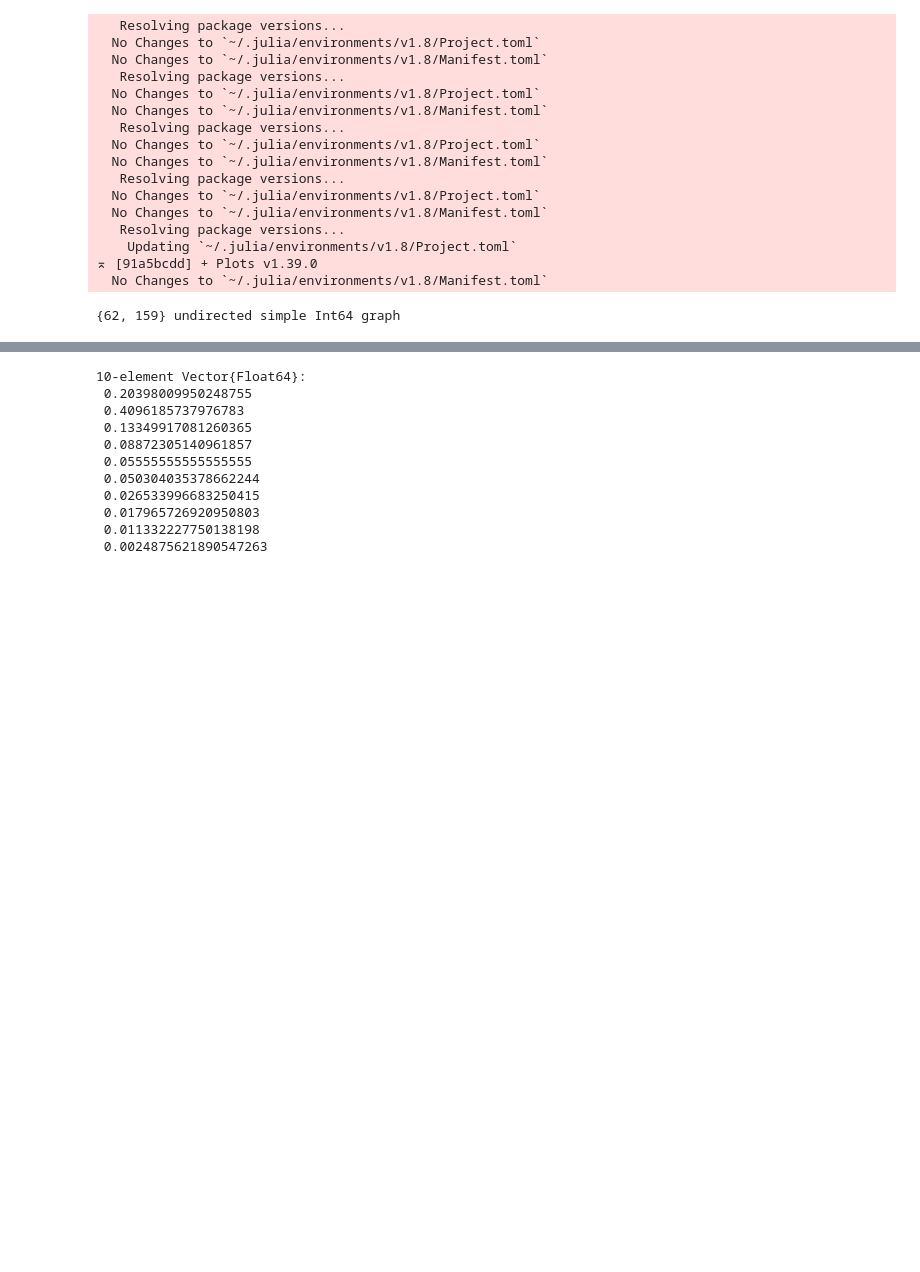
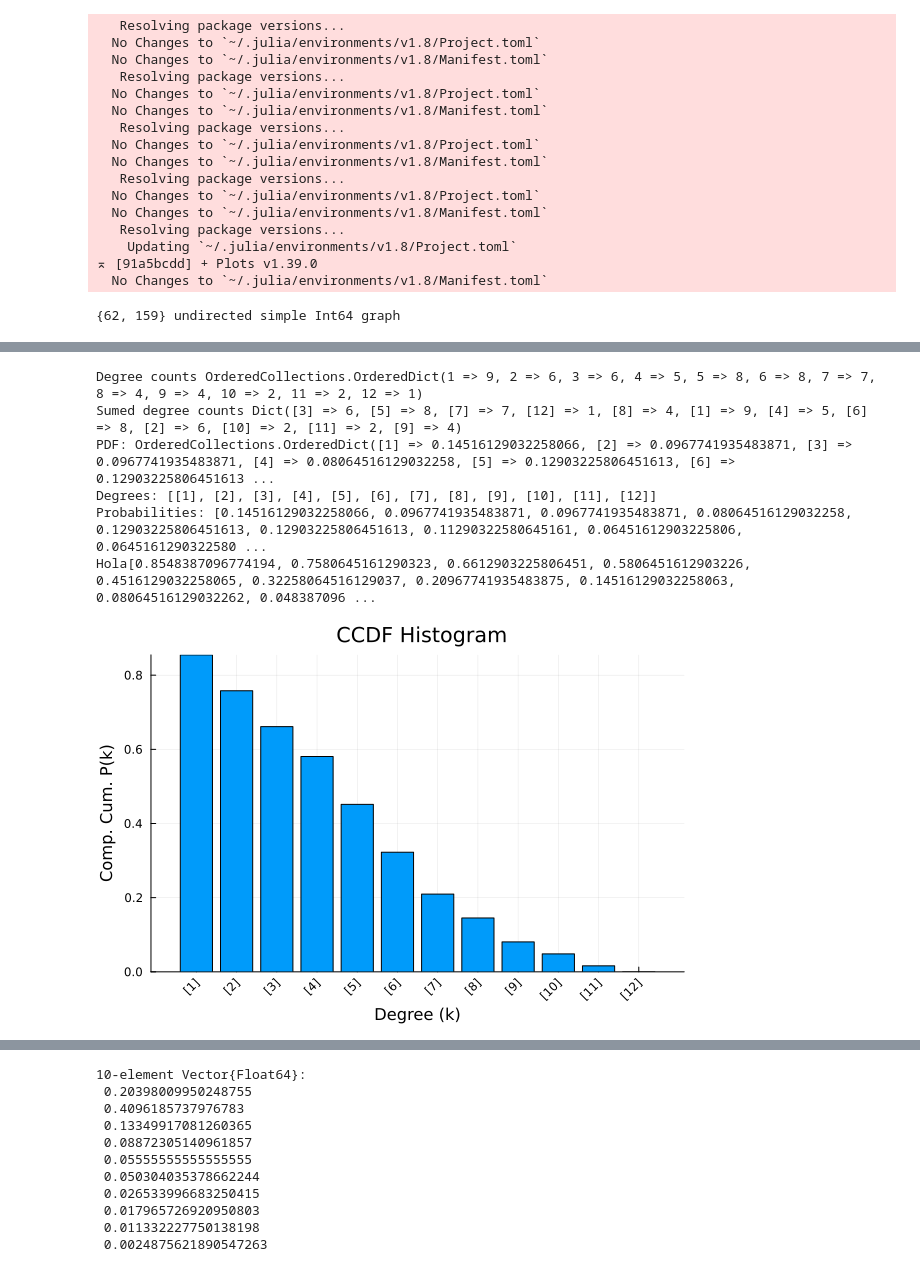
Before and after one commit to MarioROT/CN-MAI, a Jupyter notebook: Assignment 1/Tests_PDFandCCDF.ipynb, the cells around one changed output, grey strips where cells are left out. Cells and saved outputs as stored; diff of their text form; code cells hidden in the pictures; blank space fills up the shorter version.

```diff
--- a/Assignment 1/Tests_PDFandCCDF.ipynb
+++ b/Assignment 1/Tests_PDFandCCDF.ipynb
@@ -234,3 +255,14 @@ LoadError: bar recipe: x must be same length as y (centers), or one more than y
+# %%
+#degree_pdf(graph, bins, log_scale, CCDF)
+degree_pdf2(network,12,false,true)
+# %% [output]
+Degree counts OrderedCollections.OrderedDict(1 => 9, 2 => 6, 3 => 6, 4 => 5, 5 => 8, 6 => 8, 7 => 7, 8 => 4, 9 => 4, 10 => 2, 11 => 2, 12 => 1)
+Sumed degree counts Dict([3] => 6, [5] => 8, [7] => 7, [12] => 1, [8] => 4, [1] => 9, [4] => 5, [6] => 8, [2] => 6, [10] => 2, [11] => 2, [9] => 4)
+PDF: OrderedCollections.OrderedDict([1] => 0.14516129032258066, [2] => 0.0967741935483871, [3] => 0.0967741935483871, [4] => 0.08064516129032258, [5] => 0.12903225806451613, [6] => 0.12903225806451613 ...
+Degrees: [[1], [2], [3], [4], [5], [6], [7], [8], [9], [10], [11], [12]]
+Probabilities: [0.14516129032258066, 0.0967741935483871, 0.0967741935483871, 0.08064516129032258, 0.12903225806451613, 0.12903225806451613, 0.11290322580645161, 0.06451612903225806, 0.0645161290322580 ...
+Hola[0.8548387096774194, 0.7580645161290323, 0.6612903225806451, 0.5806451612903226, 0.4516129032258065, 0.32258064516129037, 0.20967741935483875, 0.14516129032258063, 0.08064516129032262, 0.048387096 ...
+[figure, added]
 # %%
 bin_counts = zeros(Int, length(bin_edges))
 delta=bin_edges[2]-bin_edges[1]+1e-12
```
Also changed, not shown: parts of 7 cells of this notebook, 2 other files.
